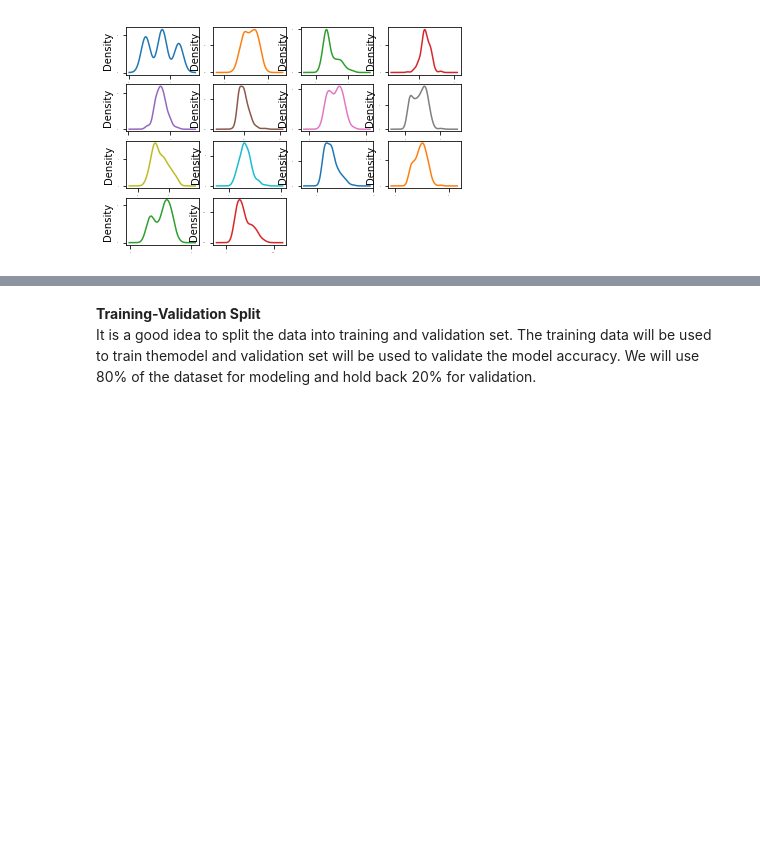
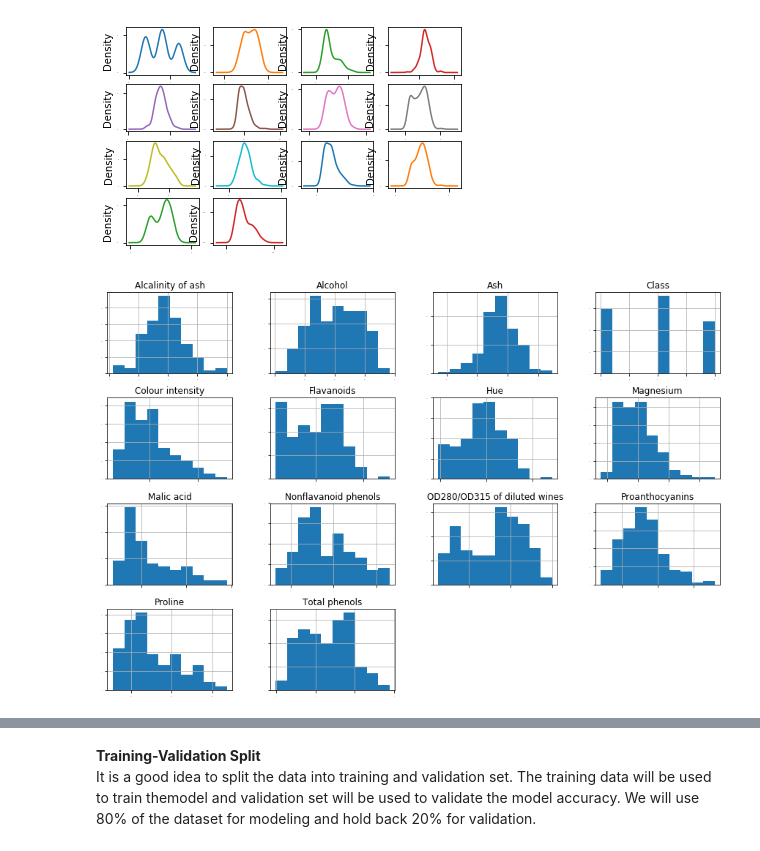
Before and after one commit to devksingh/ML_P7_MLND_Capstone_Project, a Jupyter notebook: ML_Capstone_Project - Wine-Classification.ipynb, the cells around one changed output, grey strips where cells are left out. Cells and saved outputs as stored; diff of their text form; code cells hidden in the pictures; blank space fills up the shorter version.

```diff
--- a/ML_Capstone_Project - Wine-Classification.ipynb
+++ b/ML_Capstone_Project - Wine-Classification.ipynb
@@ -141,3 +141,13 @@ fontsize=1)
 pyplot.show()
 # %% [output]
 [figure]
+# %%
+colnames=['Class','Alcohol','Malic acid','Ash','Alcalinity of ash','Magnesium','Total phenols','Flavanoids','Nonflavanoid phenols','Proanthocyanins','Colour intensity','Hue','OD280/OD315 of diluted wines','Proline']
+dataset.columns = colnames
+dataset.hist(sharex=False, sharey=False, figsize=(15,10),layout=(4,4), xlabelsize=1, ylabelsize=1)
+pyplot.show()
+#for i in colnames:
+    #dataset.hist(column=i)
+    #pyplot.show()
+# %% [output]
+[figure, added]
```
Also changed, not shown: parts of 13 cells of this notebook, 1 other file.
